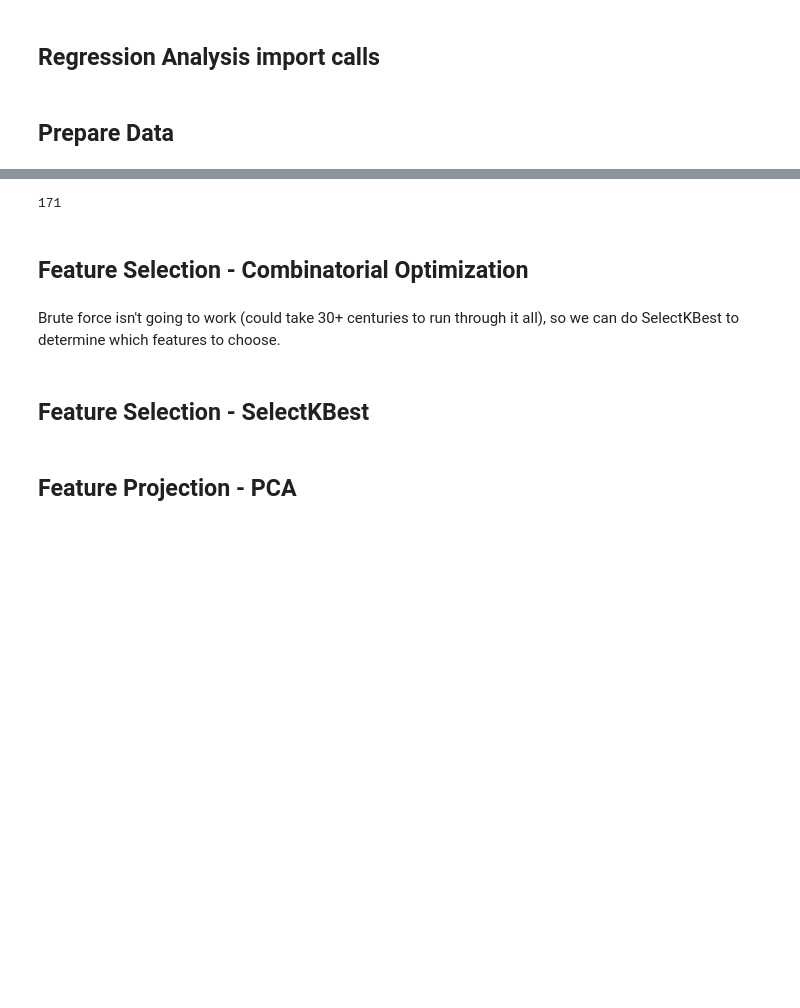
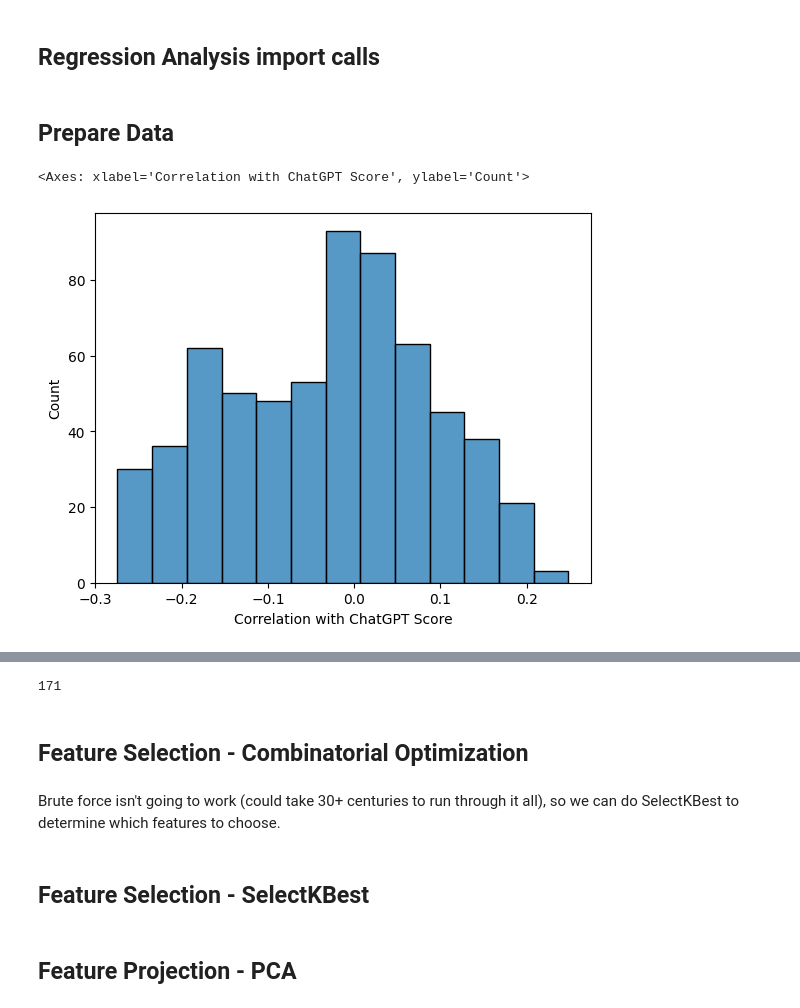
Before and after one commit to Darryl-Chamberlain-Jr/genAI_feedback_project, a Jupyter notebook: Linguistic Features Paper/dimensionality_reduction.ipynb, the cells around one changed output, grey strips where cells are left out. Drawn from its saved outputs; the diff is of its cells as text; code cells hidden in the pictures; blank space fills up the shorter version.

```diff
--- a/Linguistic Features Paper/dimensionality_reduction.ipynb
+++ b/Linguistic Features Paper/dimensionality_reduction.ipynb
@@ -40,6 +40,9 @@ def combine_psuedos_with_scores(df, scores_df):
     combined_df = combined_df.dropna()
     return combined_df
 
+def single_correlation(column, response_var):
+    return column.corr(response_var, method='pearson')
+
 def create_X_y(df, scores_df):
     combined_df = combine_psuedos_with_scores(df, scores_df)
 
@@ -47,8 +50,11 @@ def create_X_y(df, scores_df):
     combined_df.drop(['Filename', 'Psuedos', 'ChatGPT Percent Score', 'Response Word Count'], axis=1, inplace=True)
     predictor_vars = combined_df
 
+    single_correlations = predictor_vars.apply(single_correlation, args=(response_var,), axis=0)
+
     return {'X': predictor_vars,
-            'y': response_var
+            'y': response_var,
+            'correlations': single_correlations
     }
 
 def load_dfs(base_dir, math=None):
@@ -80,10 +86,22 @@ def load_dfs(base_dir, math=None):
             'name': pred_name,
             'df': temp_df,
             'X': scaled_X,
-            'y': temp_X_y_dict['y']
+            'y': temp_X_y_dict['y'],
+            'correlations': temp_X_y_dict['correlations']
         }
         list_of_df_dicts.append(temp_df_dict)
     return [list_of_df_dicts, scores_df]
 # %%
 base_dir=os.getcwd()
 list_of_df_dicts, scores_df = load_dfs(base_dir)
+# %%
+list_of_single_correlations = [temp_dict['correlations'] for temp_dict in list_of_df_dicts]
+single_correlation_series = pd.concat(list_of_single_correlations)
+
+import seaborn as sb
+correlations_df = pd.DataFrame(single_correlation_series, columns=['Correlation with ChatGPT Score'])
+correlations_df = correlations_df[~correlations_df.index.duplicated()]
+sb.histplot(correlations_df, x='Correlation with ChatGPT Score')
+# %% [output]
+<Axes: xlabel='Correlation with ChatGPT Score', ylabel='Count'>
+[figure, added]
```
Also changed, not shown: parts of 2 cells of this notebook, 3 other files.
